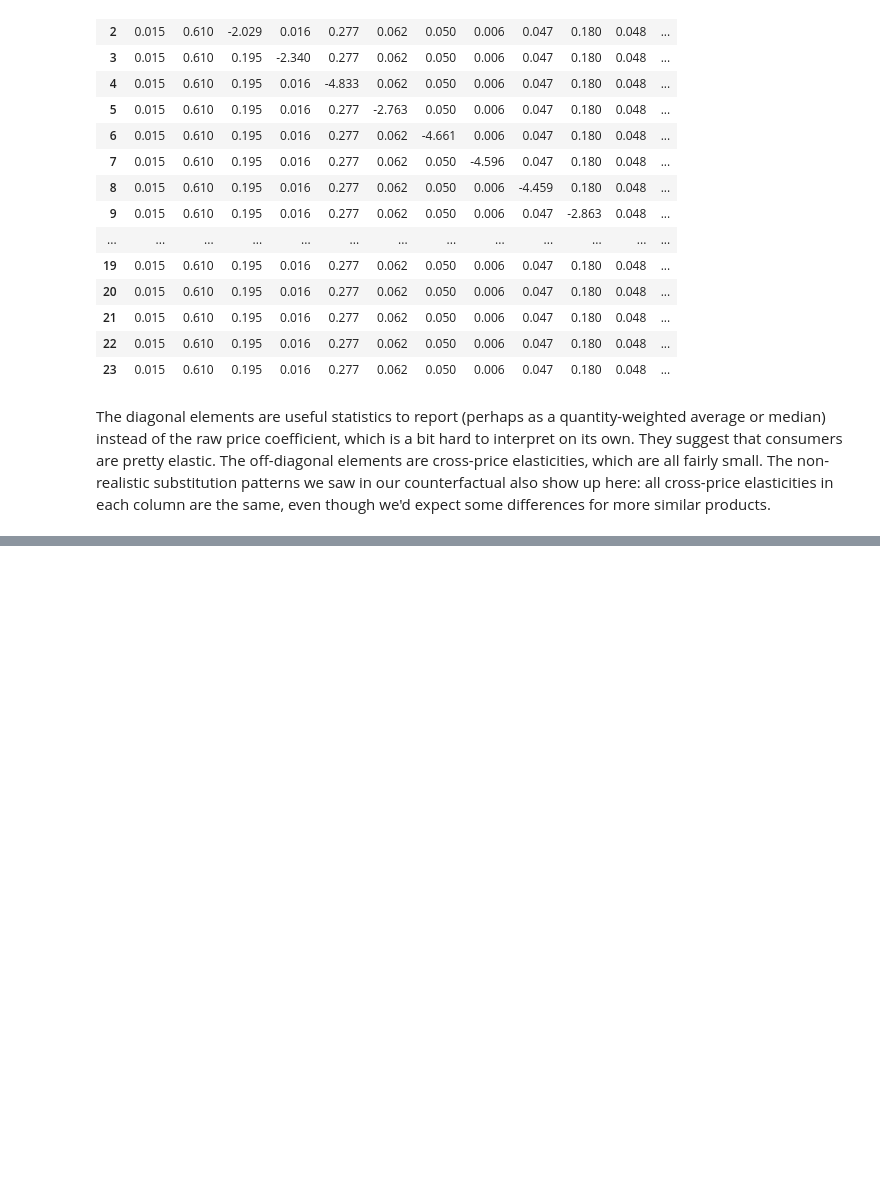
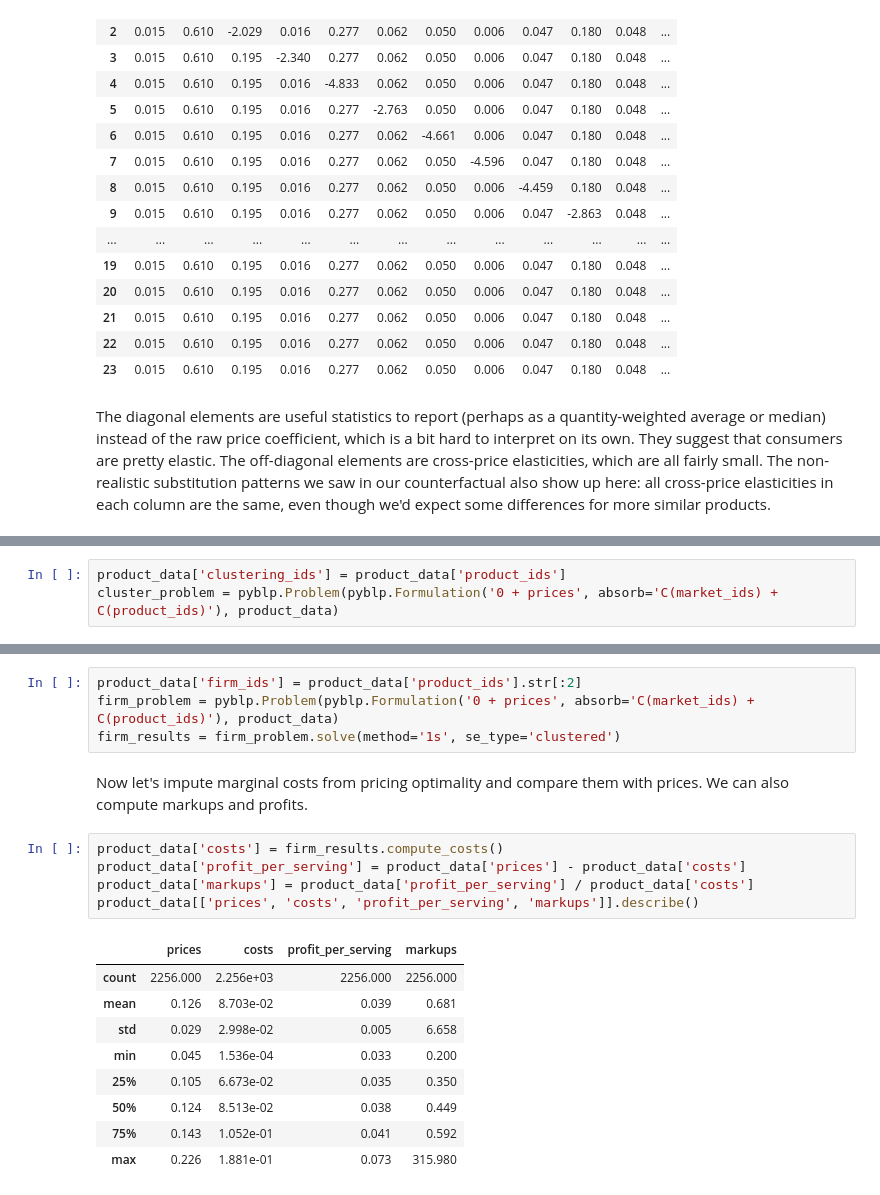
Before and after one commit to Mixtape-Sessions/Demand-Estimation, a Jupyter notebook: Exercises/Exercise-1/Solutions.ipynb, the cells around one changed output, grey strips where cells are left out. Drawn from its saved outputs; the diff is of its cells as text; blank space fills up the shorter version.

```diff
--- a/Exercises/Exercise-1/Solutions.ipynb
+++ b/Exercises/Exercise-1/Solutions.ipynb
@@ -346,0 +353,3 @@ The diagonal elements are useful statistics to report (perhaps as a quantity-wei
+# %%
+product_data['clustering_ids'] = product_data['product_ids']
+cluster_problem = pyblp.Problem(pyblp.Formulation('0 + prices', absorb='C(market_ids) + C(product_ids)'), product_data)
@@ -346,0 +430,21 @@ The diagonal elements are useful statistics to report (perhaps as a quantity-wei
+# %%
+product_data['firm_ids'] = product_data['product_ids'].str[:2]
+firm_problem = pyblp.Problem(pyblp.Formulation('0 + prices', absorb='C(market_ids) + C(product_ids)'), product_data)
+firm_results = firm_problem.solve(method='1s', se_type='clustered')
+# %% [markdown]
+Now let's impute marginal costs from pricing optimality and compare them with prices. We can also compute markups and profits.
+# %%
+product_data['costs'] = firm_results.compute_costs()
+product_data['profit_per_serving'] = product_data['prices'] - product_data['costs']
+product_data['markups'] = product_data['profit_per_serving'] / product_data['costs']
+product_data[['prices', 'costs', 'profit_per_serving', 'markups']].describe()
+# %% [output]
+|  | prices | costs | profit_per_serving | markups |
+| count | 2256.000 | 2.256e+03 | 2256.000 | 2256.000 |
+| mean | 0.126 | 8.703e-02 | 0.039 | 0.681 |
+| std | 0.029 | 2.998e-02 | 0.005 | 6.658 |
+| min | 0.045 | 1.536e-04 | 0.033 | 0.200 |
+| 25% | 0.105 | 6.673e-02 | 0.035 | 0.350 |
+| 50% | 0.124 | 8.513e-02 | 0.038 | 0.449 |
+| 75% | 0.143 | 1.052e-01 | 0.041 | 0.592 |
+| max | 0.226 | 1.881e-01 | 0.073 | 315.980 |
```
Also changed, not shown: parts of 27 cells of this notebook, 1 other file.
